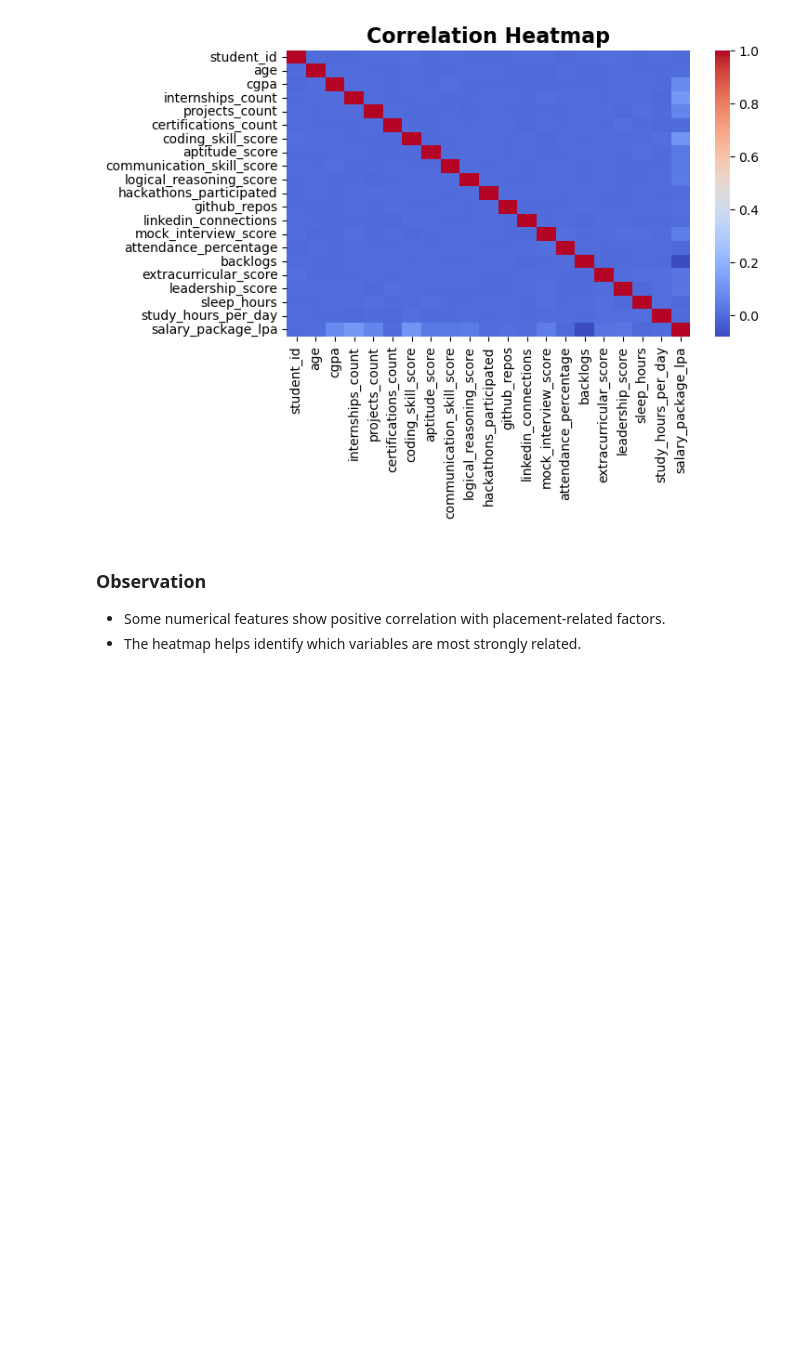
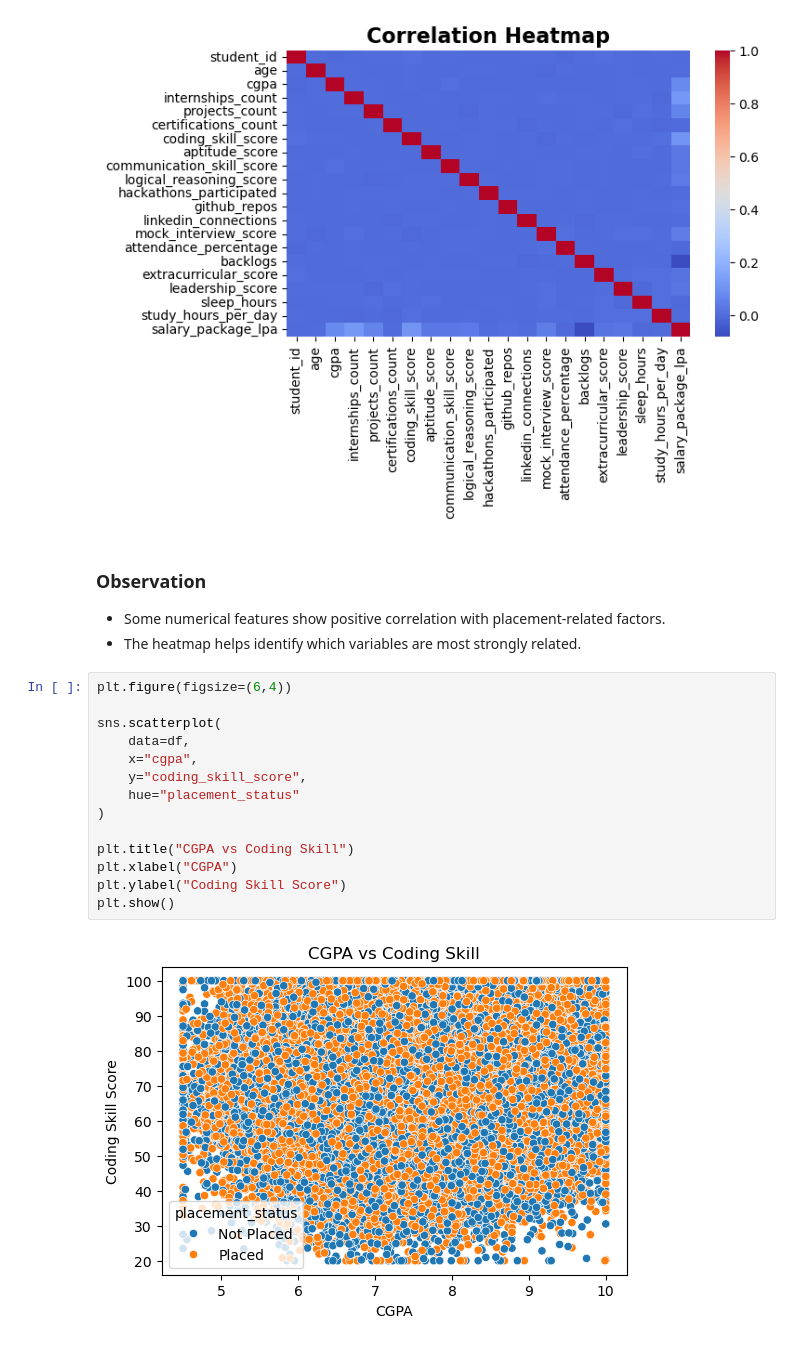
Before and after one commit to snehadas24062006-hue/Student-Placement-Prediction, a Jupyter notebook: Student_Placement_EDA.ipynb, the cells around one changed output. Cells and saved outputs as stored; diff of their text form; blank space fills up the shorter version.

```diff
--- a/Student_Placement_EDA.ipynb
+++ b/Student_Placement_EDA.ipynb
@@ -230,3 +277,19 @@ plt.show()
 ### Observation
 - Some numerical features show positive correlation with placement-related factors.
 - The heatmap helps identify which variables are most strongly related.
+# %%
+plt.figure(figsize=(6,4))
+
+sns.scatterplot(
+    data=df,
+    x="cgpa",
+    y="coding_skill_score",
+    hue="placement_status"
+)
+
+plt.title("CGPA vs Coding Skill")
+plt.xlabel("CGPA")
+plt.ylabel("Coding Skill Score")
+plt.show()
+# %% [output]
+[figure, added]
```
Also changed, not shown: parts of 6 cells of this notebook.
